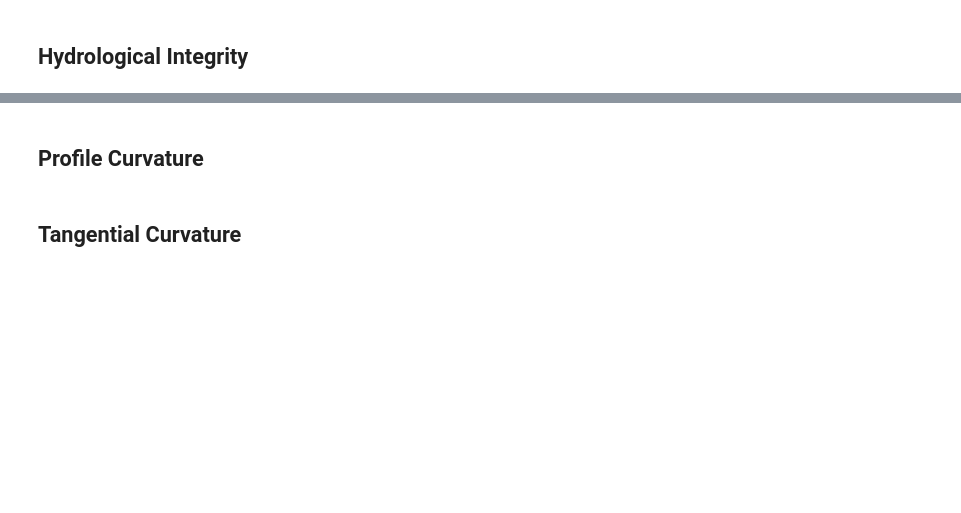
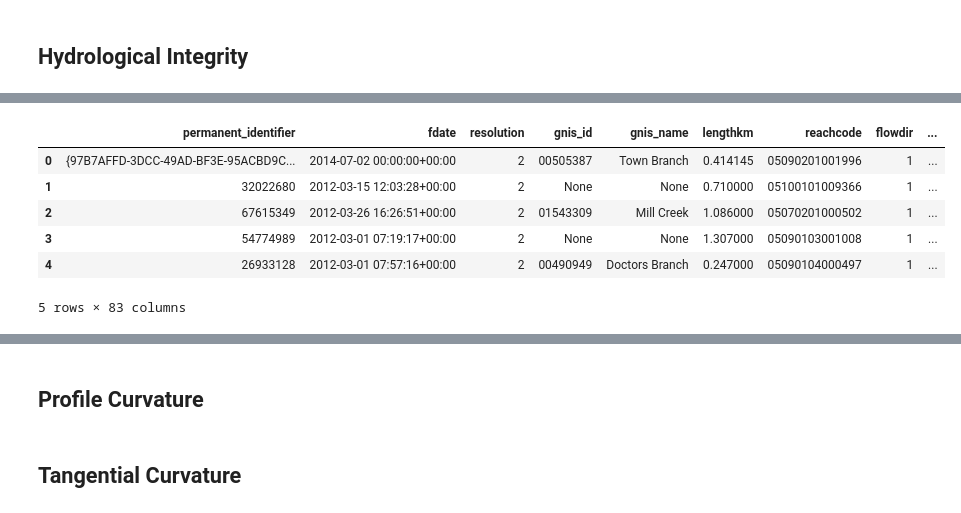
Before and after one commit to masseygeo/watersheds, a Jupyter notebook: TerrainFeatures/TerrainFeatures.ipynb, the cells around one changed output, grey strips where cells are left out. Drawn from its saved outputs; the diff is of its cells as text; code cells hidden in the pictures; blank space fills up the shorter version.

```diff
--- a/TerrainFeatures/TerrainFeatures.ipynb
+++ b/TerrainFeatures/TerrainFeatures.ipynb
@@ -66,0 +105,14 @@ wbt.feature_preserving_smoothing(dem=input_dem, output=output_fps, filter=5, nor
+# %%
+# read flowlines into geodataframe; specify feature class name from list above
+flowline_features = gpd.read_file(gdb_path, layer='KY_NetworkNHDFlowline')
+
+# display geodataframe head
+flowline_features.head()
+# %% [output]
+|  | permanent_identifier | fdate | resolution | gnis_id | gnis_name | lengthkm | reachcode | flowdir | ... |
+| 0 | {97B7AFFD-3DCC-49AD-BF3E-95ACBD9C... | 2014-07-02 00:00:00+00:00 | 2 | 00505387 | Town Branch | 0.414145 | 05090201001996 | 1 | ... |
+| 1 | 32022680 | 2012-03-15 12:03:28+00:00 | 2 | None | None | 0.710000 | 05100101009366 | 1 | ... |
+| 2 | 67615349 | 2012-03-26 16:26:51+00:00 | 2 | 01543309 | Mill Creek | 1.086000 | 05070201000502 | 1 | ... |
+| 3 | 54774989 | 2012-03-01 07:19:17+00:00 | 2 | None | None | 1.307000 | 05090103001008 | 1 | ... |
+| 4 | 26933128 | 2012-03-01 07:57:16+00:00 | 2 | 00490949 | Doctors Branch | 0.247000 | 05090104000497 | 1 | ... |
+5 rows × 83 columns
```
Also changed, not shown: parts of 30 cells of this notebook, 13 other files.
